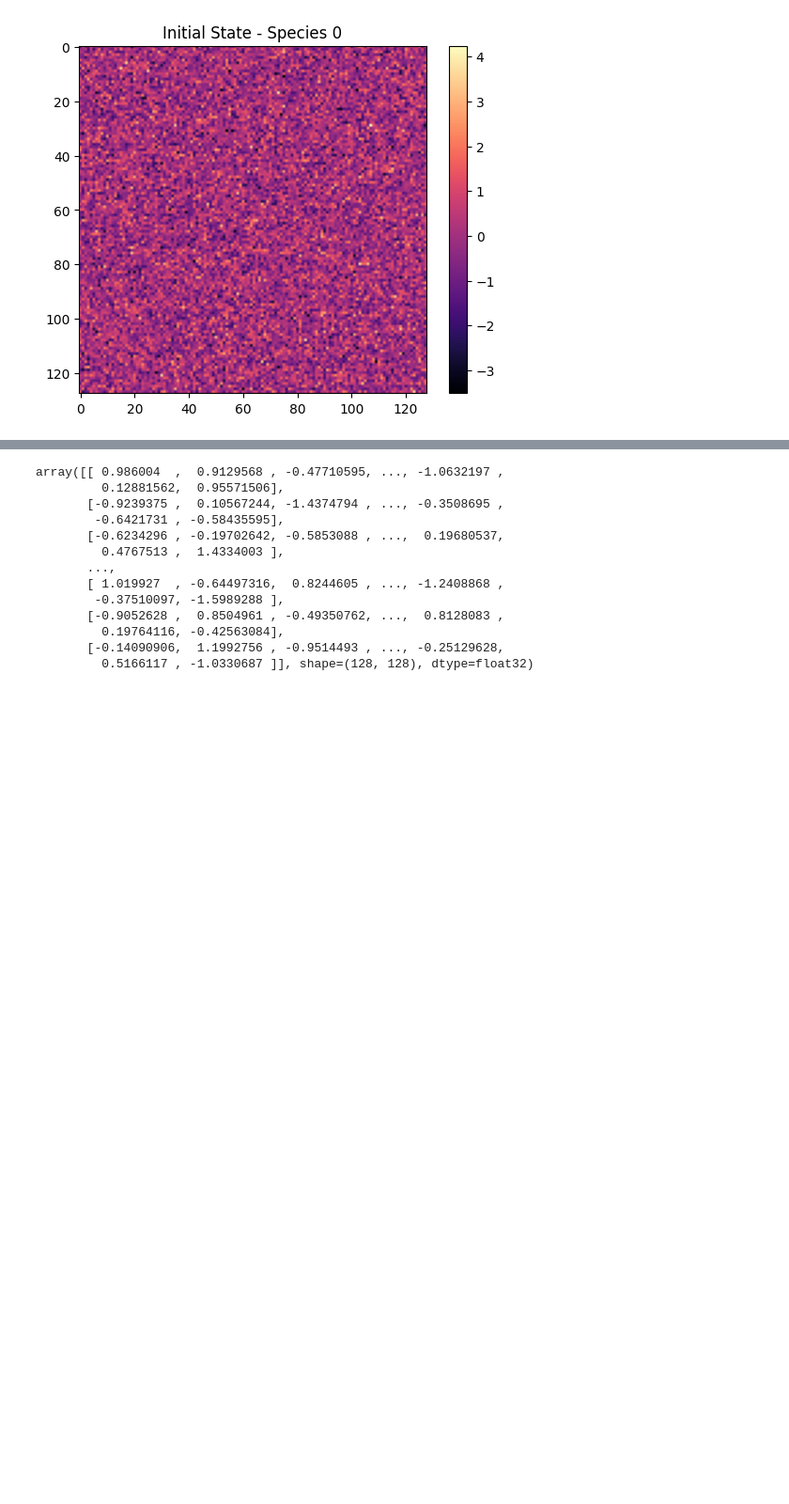
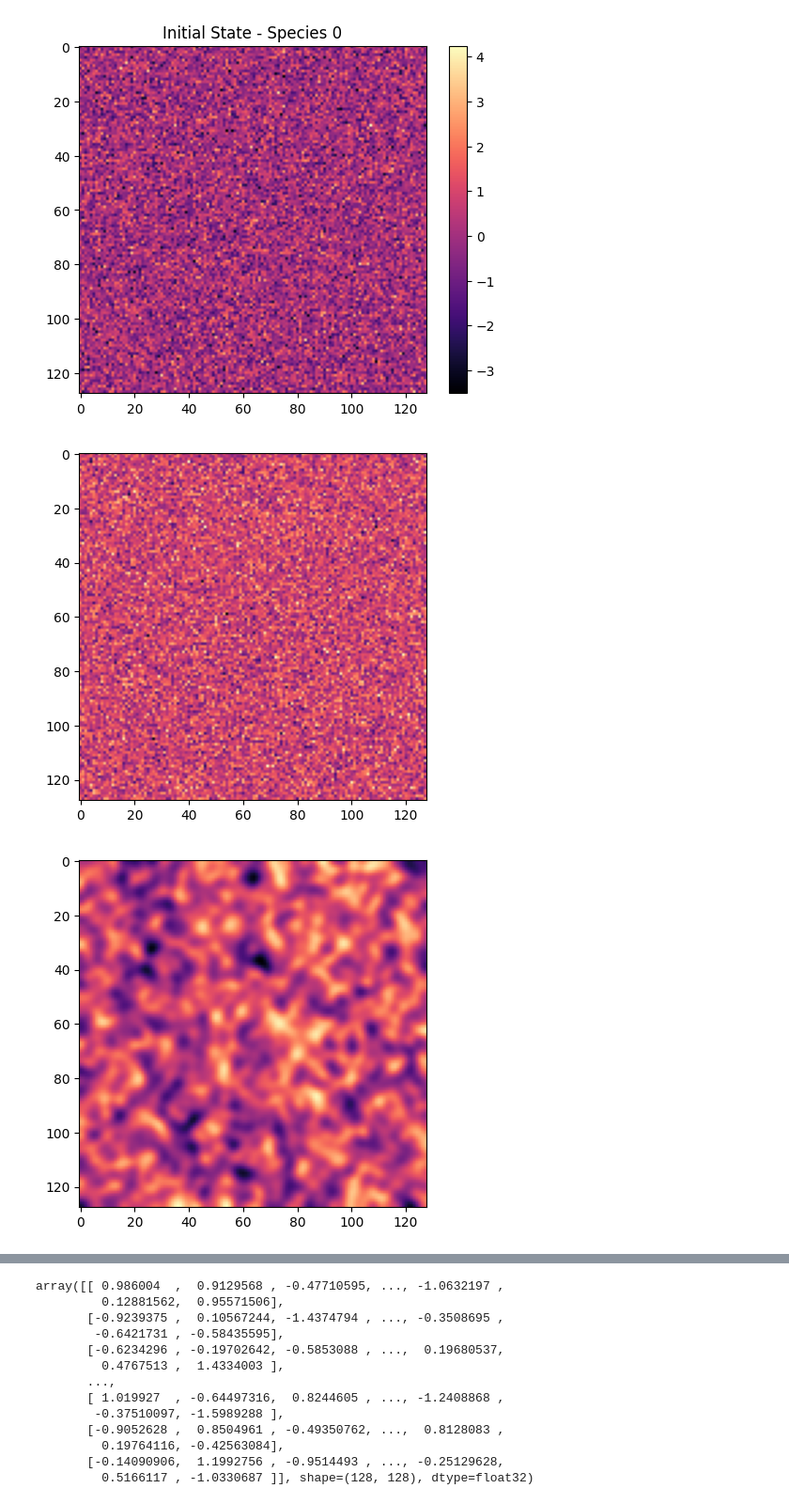
Before and after one commit to William-XiaodongAn/cardiac-agent, a Jupyter notebook: cardiac-PDE/v6/data/twoD_reaction_diffusion/pdebench_data_load.ipynb, the cells around one changed output, grey strips where cells are left out. Shown at 94% size. Saved outputs shown, nothing was run; the diff lists cells and outputs as text; code cells hidden in the pictures; blank space fills up the shorter version.

```diff
--- a/cardiac-PDE/v6/data/twoD_reaction_diffusion/pdebench_data_load.ipynb
+++ b/cardiac-PDE/v6/data/twoD_reaction_diffusion/pdebench_data_load.ipynb
@@ -30,8 +30,9 @@ plt.show()
 Loaded shape: (101, 128, 128, 2)
 [figure]
 # %%
-with h5py.File(file, 'r') as f:
-    all_keys = list(f.keys())
-    random_keys = np.random.choice(all_keys, size=102, replace=False)
-    sampled_data_list = [f[key]['data'][:] for key in random_keys]
-    random_samples = np.stack(sampled_data_list)
+for t in range(0,100,10):
+    plt.figure()
+    plt.imshow(random_samples[0][t][:,:,0], cmap='magma')
+# %% [output]
+[figure, added]
+[figure, added]
```
Also changed, not shown: parts of 2 cells of this notebook, 53 other files.
